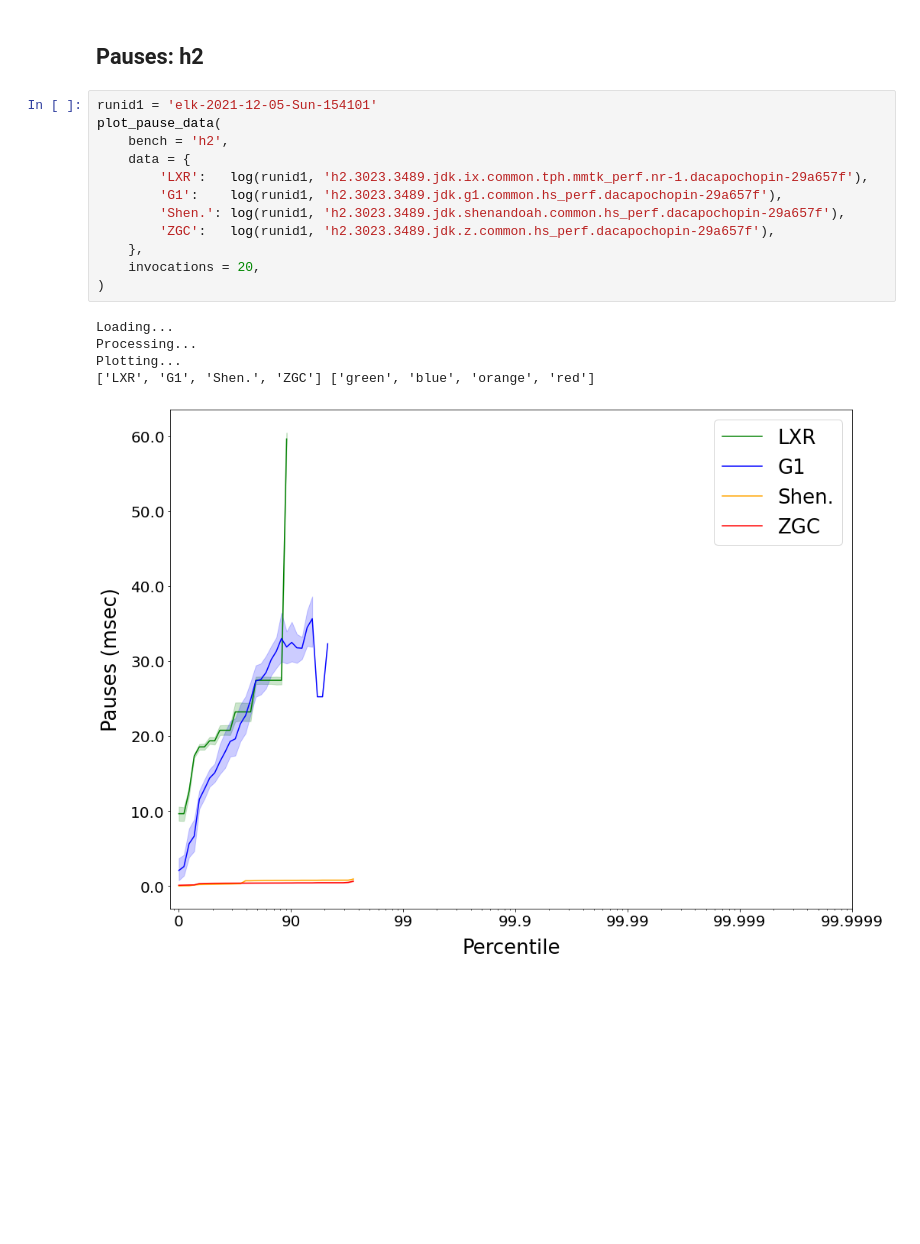
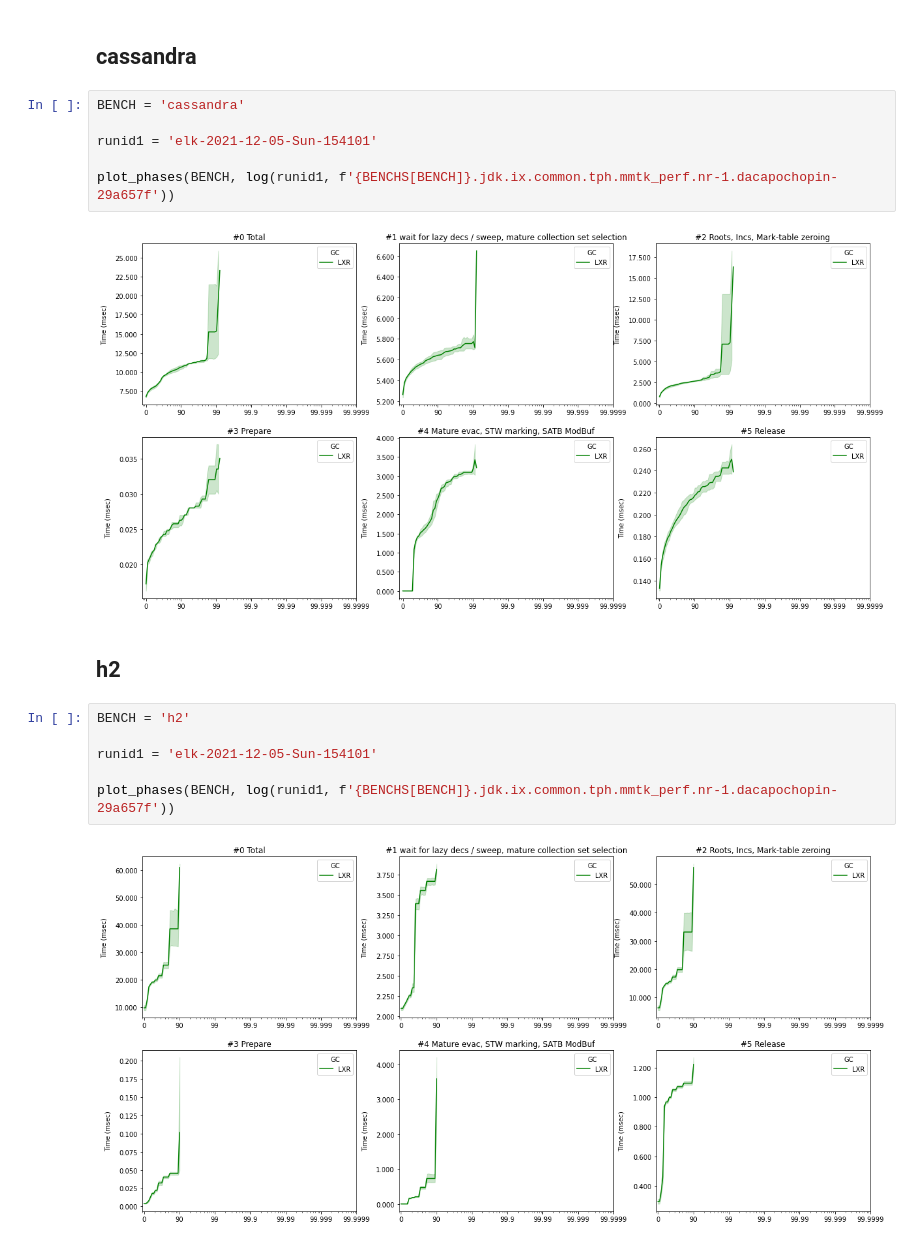
Before and after one commit to wenyuzhao/mmtk-dev, a Jupyter notebook: evaluation/configs/lxr-pause-time-curve/phase-time.ipynb, the cells around one changed output. Cells and saved outputs as stored; diff of their text form; blank space fills up the shorter version.

Commit message:
update graph

```diff
--- a/evaluation/configs/lxr-pause-time-curve/phase-time.ipynb
+++ b/evaluation/configs/lxr-pause-time-curve/phase-time.ipynb
@@ -111,21 +121,21 @@ _plot_phase('release', '#5 Release')
+# %% [markdown]
+## cassandra
+# %%
+BENCH = 'cassandra'
+
+runid1 = 'elk-2021-12-05-Sun-154101'
+
+plot_phases(BENCH, log(runid1, f'{BENCHS[BENCH]}.jdk.ix.common.tph.mmtk_perf.nr-1.dacapochopin-29a657f'))
+# %% [output]
+[figure, added]
 # %% [markdown]
-## Pauses: h2
+## h2
-# %%
-runid1 = 'elk-2021-12-05-Sun-154101'
-plot_pause_data(
-    bench = 'h2',
-    data = {
-        'LXR':   log(runid1, 'h2.3023.3489.jdk.ix.common.tph.mmtk_perf.nr-1.dacapochopin-29a657f'),
-        'G1':    log(runid1, 'h2.3023.3489.jdk.g1.common.hs_perf.dacapochopin-29a657f'),
-        'Shen.': log(runid1, 'h2.3023.3489.jdk.shenandoah.common.hs_perf.dacapochopin-29a657f'),
-        'ZGC':   log(runid1, 'h2.3023.3489.jdk.z.common.hs_perf.dacapochopin-29a657f'),
-    },
-    invocations = 20,
-)
-# %% [output]
-Loading...
-Processing...
-Plotting...
-['LXR', 'G1', 'Shen.', 'ZGC'] ['green', 'blue', 'orange', 'red']
-[figure, removed]
+# %%
+BENCH = 'h2'
+
+runid1 = 'elk-2021-12-05-Sun-154101'
+
+plot_phases(BENCH, log(runid1, f'{BENCHS[BENCH]}.jdk.ix.common.tph.mmtk_perf.nr-1.dacapochopin-29a657f'))
+# %% [output]
+[figure, added]
 # %% [markdown]
```
Also changed, not shown: parts of 10 cells of this notebook, 1 other file.
